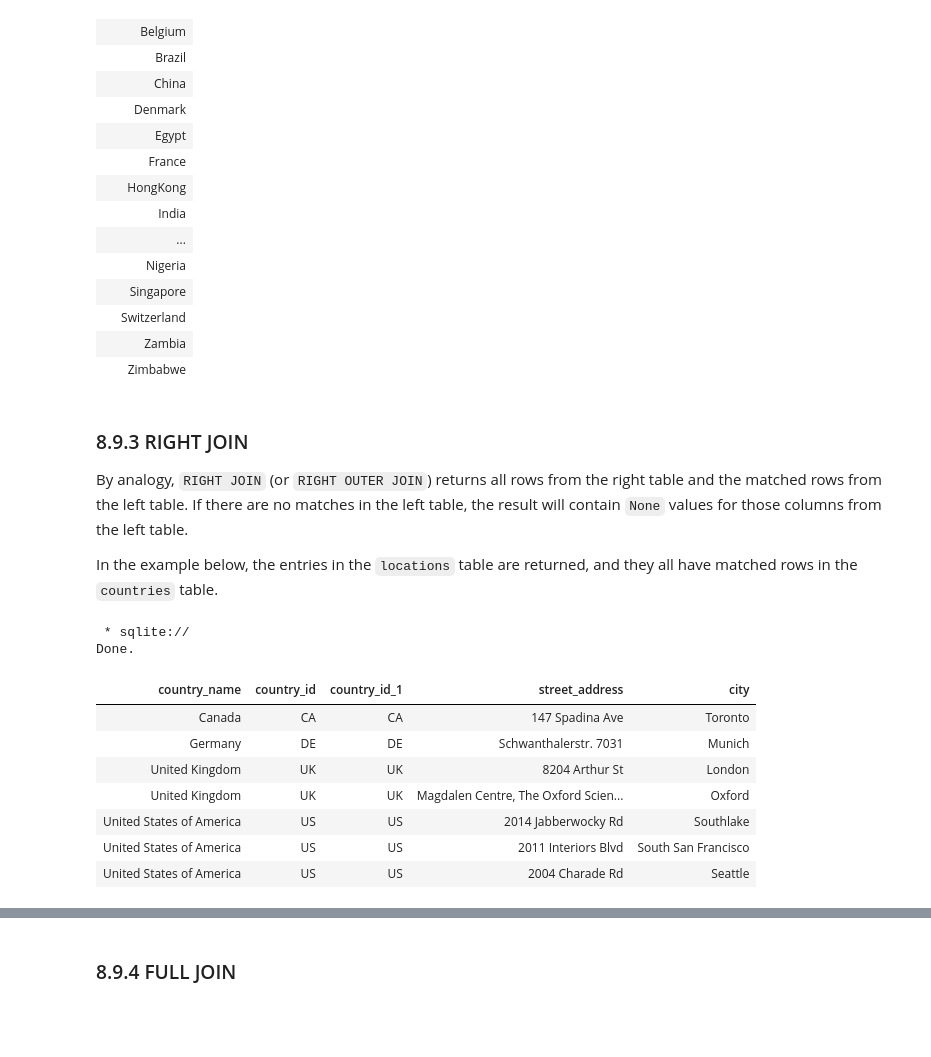
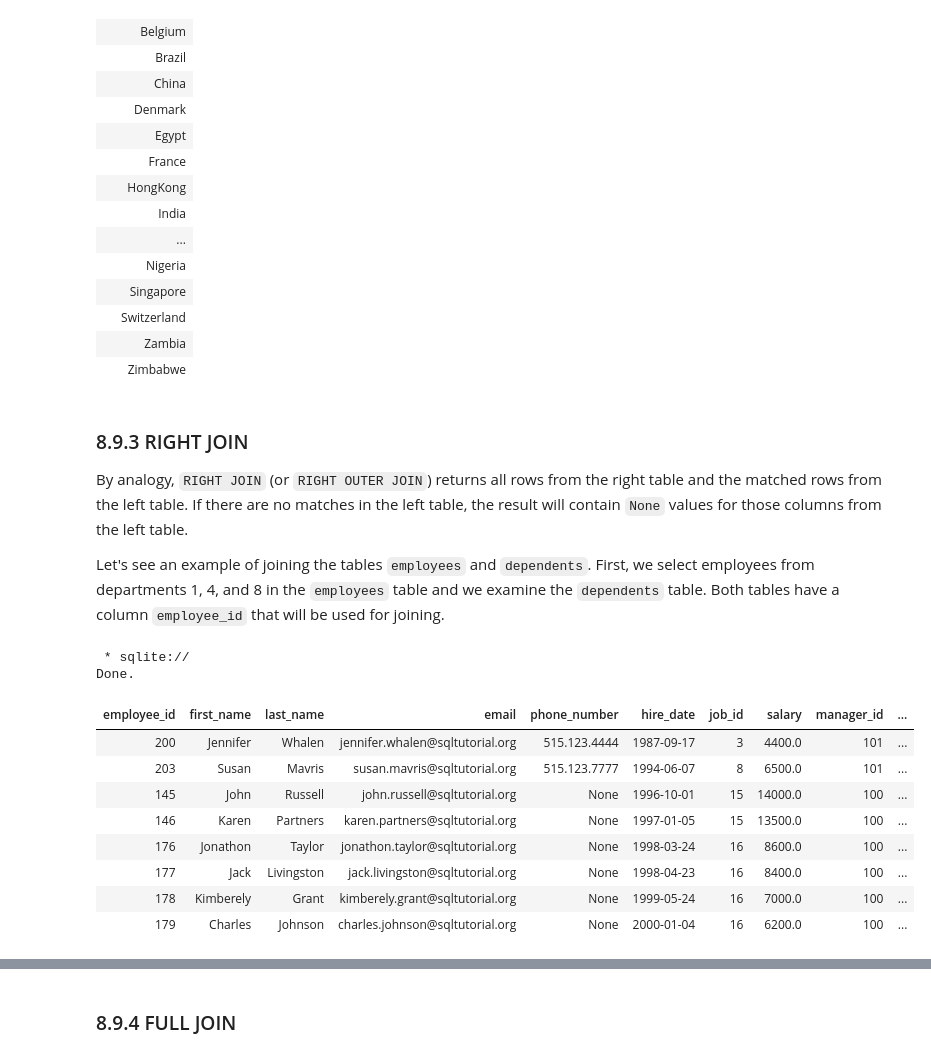
Before and after one commit to avakanski/Fall-2026-Applied-Data-Science-with-Python, a Jupyter notebook: Lectures/Theme_2-Data_Engineering/Lecture_8-SQL/Lecture_8-SQL.ipynb, the cells around one changed output, grey strips where cells are left out. Saved outputs shown, nothing was run; the diff lists cells and outputs as text; code cells hidden in the pictures; blank space fills up the shorter version.

Commit message:
Update Lecture 8 SQL notebook: revise JOIN examples
Co-Authored-By: Claude Fable 5.1 <noreply@anthropic.com>

```diff
--- a/Lectures/Theme_2-Data_Engineering/Lecture_8-SQL/Lecture_8-SQL.ipynb
+++ b/Lectures/Theme_2-Data_Engineering/Lecture_8-SQL/Lecture_8-SQL.ipynb
@@ -1385,22 +1385,24 @@ Done.
 
 By analogy, `RIGHT JOIN` (or `RIGHT OUTER JOIN`) returns all rows from the right table and the matched rows from the left table. If there are no matches in the left table, the result will contain `None` values for those columns from the left table.
 
-In the example below, the entries in the `locations` table are returned, and they all have matched rows in the `countries` table.
+Let's see an example of joining the tables `employees` and `dependents`. First, we select employees from departments 1, 4, and 8 in the `employees` table and we examine the `dependents` table. Both tables have a column `employee_id` that will be used for joining.
-# %%
-%%sql
-SELECT
-    country_name, countries.country_id, locations.country_id, street_address, city
-FROM
-    countries
-RIGHT JOIN locations ON countries.country_id = locations.country_id;
-# %% [output]
- * sqlite://
-Done.
-| country_name | country_id | country_id_1 | street_address | city |
-| Canada | CA | CA | 147 Spadina Ave | Toronto |
-| Germany | DE | DE | Schwanthalerstr. 7031 | Munich |
-| United Kingdom | UK | UK | 8204 Arthur St | London |
-| United Kingdom | UK | UK | Magdalen Centre, The Oxford Scien... | Oxford |
-| United States of America | US | US | 2014 Jabberwocky Rd | Southlake |
-| United States of America | US | US | 2011 Interiors Blvd | South San Francisco |
-| United States of America | US | US | 2004 Charade Rd | Seattle |
+# %%
+%%sql
+SELECT
+    *
+FROM
+    employees
+WHERE department_id IN (1, 4, 8)
+ORDER BY department_id
+# %% [output]
+ * sqlite://
+Done.
+| employee_id | first_name | last_name | email | phone_number | hire_date | job_id | salary | manager_id | ... |
+| 200 | Jennifer | Whalen | jennifer.whalen@sqltutorial.org | 515.123.4444 | 1987-09-17 | 3 | 4400.0 | 101 | ... |
+| 203 | Susan | Mavris | susan.mavris@sqltutorial.org | 515.123.7777 | 1994-06-07 | 8 | 6500.0 | 101 | ... |
+| 145 | John | Russell | john.russell@sqltutorial.org | None | 1996-10-01 | 15 | 14000.0 | 100 | ... |
+| 146 | Karen | Partners | karen.partners@sqltutorial.org | None | 1997-01-05 | 15 | 13500.0 | 100 | ... |
+| 176 | Jonathon | Taylor | jonathon.taylor@sqltutorial.org | None | 1998-03-24 | 16 | 8600.0 | 100 | ... |
+| 177 | Jack | Livingston | jack.livingston@sqltutorial.org | None | 1998-04-23 | 16 | 8400.0 | 100 | ... |
+| 178 | Kimberely | Grant | kimberely.grant@sqltutorial.org | None | 1999-05-24 | 16 | 7000.0 | 100 | ... |
+| 179 | Charles | Johnson | charles.johnson@sqltutorial.org | None | 2000-01-04 | 16 | 6200.0 | 100 | ... |
```
Also changed, not shown: parts of 8 cells of this notebook.
